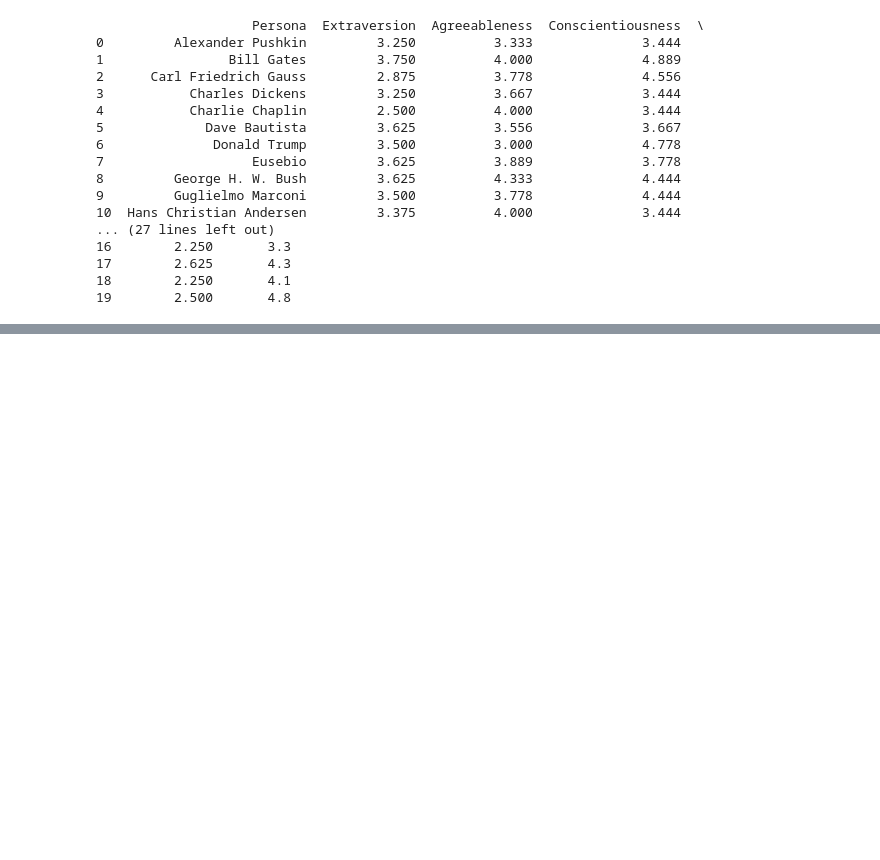
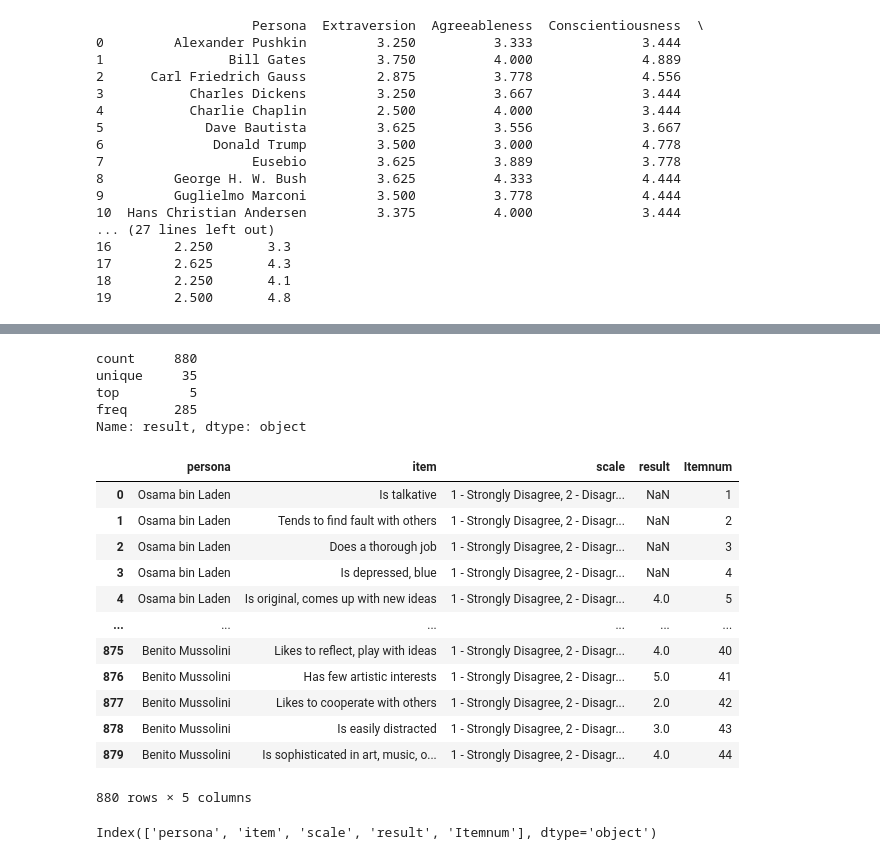
Before and after one commit to SnehaR26/psychollm, a Jupyter notebook: ScoreCalc-Falcon7bI.ipynb, the cells around one changed output, grey strips where cells are left out. Cells and saved outputs as stored; diff of their text form; code cells hidden in the pictures; blank space fills up the shorter version.

```diff
--- a/ScoreCalc-Falcon7bI.ipynb
+++ b/ScoreCalc-Falcon7bI.ipynb
@@ -421,3 +428,6 @@ results_df_llama_n.to_csv('bfi_L_N.csv', index=False)
 17        2.625       4.3
 18        2.250       4.1
 19        2.500       4.8
+# %%
+df_llama_b=pd.read_csv('outputfile_b20.csv')
+df_llama_b.head()
@@ -423,0 +441,3 @@ results_df_llama_n.to_csv('bfi_L_N.csv', index=False)
+# %%
+df_llama_b['Itemnum'] = df_llama_b.groupby('persona').cumcount() + 1
+df_llama_b.head()
@@ -423,0 +451,25 @@ results_df_llama_n.to_csv('bfi_L_N.csv', index=False)
+# %%
+df_llama_b['result'].describe()
+# %% [output]
+count     880
+unique     35
+top         5
+freq      285
+Name: result, dtype: object
+# %%
+df_llama_b['result'] = pd.to_numeric(df_llama_b['result'], errors='coerce')
+df_llama_b
+# %% [output]
+|  | persona | item | scale | result | Itemnum |
+| 0 | Osama bin Laden | Is talkative | 1 - Strongly Disagree, 2 - Disagr... | NaN | 1 |
+| 1 | Osama bin Laden | Tends to find fault with others | 1 - Strongly Disagree, 2 - Disagr... | NaN | 2 |
+| 2 | Osama bin Laden | Does a thorough job | 1 - Strongly Disagree, 2 - Disagr... | NaN | 3 |
+| 3 | Osama bin Laden | Is depressed, blue | 1 - Strongly Disagree, 2 - Disagr... | NaN | 4 |
+| 4 | Osama bin Laden | Is original, comes up with new ideas | 1 - Strongly Disagree, 2 - Disagr... | 4.0 | 5 |
+| ... | ... | ... | ... | ... | ... |
+| 875 | Benito Mussolini | Likes to reflect, play with ideas | 1 - Strongly Disagree, 2 - Disagr... | 4.0 | 40 |
+| 876 | Benito Mussolini | Has few artistic interests | 1 - Strongly Disagree, 2 - Disagr... | 5.0 | 41 |
+| 877 | Benito Mussolini | Likes to cooperate with others | 1 - Strongly Disagree, 2 - Disagr... | 2.0 | 42 |
+| 878 | Benito Mussolini | Is easily distracted | 1 - Strongly Disagree, 2 - Disagr... | 3.0 | 43 |
+| 879 | Benito Mussolini | Is sophisticated in art, music, o... | 1 - Strongly Disagree, 2 - Disagr... | 4.0 | 44 |
+880 rows × 5 columns
@@ -423,0 +478,4 @@ results_df_llama_n.to_csv('bfi_L_N.csv', index=False)
+# %%
+df_llama_b.columns
+# %% [output]
+Index(['persona', 'item', 'scale', 'result', 'Itemnum'], dtype='object')
```
Also changed, not shown: parts of 27 cells of this notebook, 4 other files.
